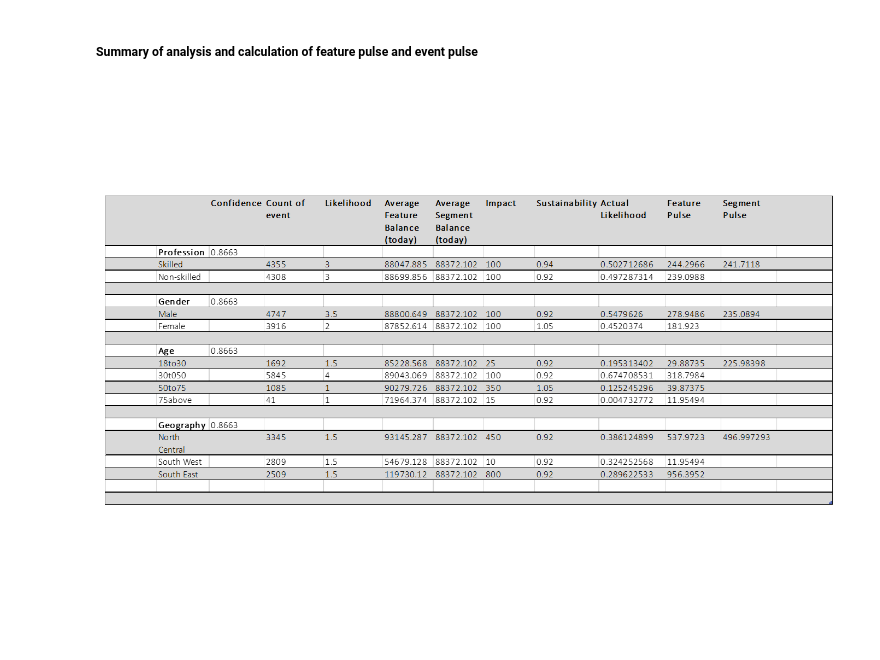
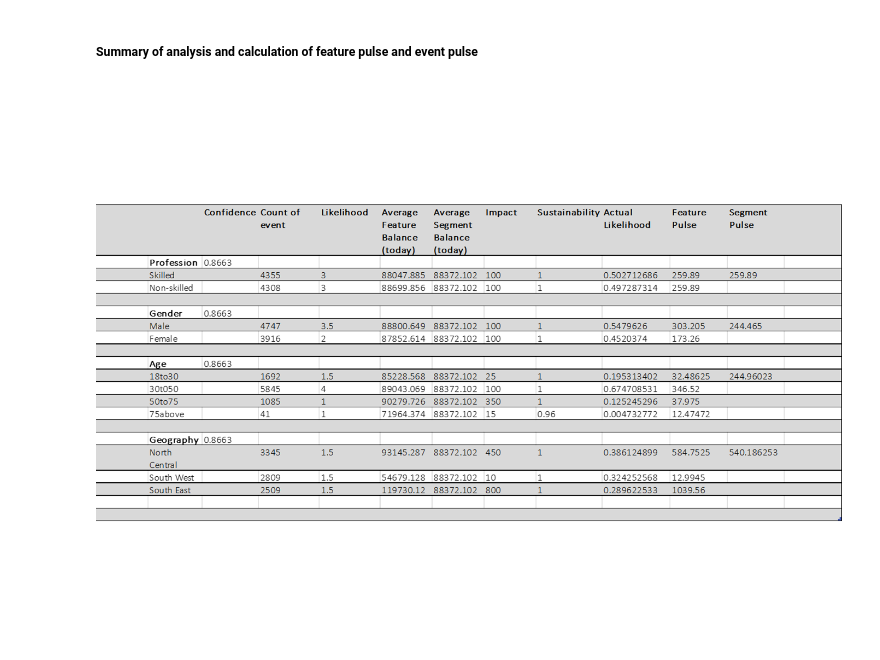
Before and after one commit to opeyemifarinde/Data-Analytics, a Jupyter notebook: Calculating_pulse_of_events_for_Towntalk_Bank_Data.ipynb, the cells around one changed output. Drawn from its saved outputs; the diff is of its cells as text; code cells hidden in the pictures.

```diff
--- a/Calculating_pulse_of_events_for_Towntalk_Bank_Data.ipynb
+++ b/Calculating_pulse_of_events_for_Towntalk_Bank_Data.ipynb
@@ -585,6 +585,7 @@ Actual likelihood of Age 75 and above is 0.0047327715571972755
 ##### Summary of analysis and calculation of feature pulse and event pulse
 # %%
 from IPython.display import Image
-Image(filename="C:\\Users\Brightness\Downloads\Ope_pulse_test.png")
+PATH = "C:\\Users\Brightness\Documents\Ope_pulse_test2.png"
+Image(filename=PATH)
 # %% [output]
-[figure, old version]
+[figure, new version]
```
Also changed, not shown: parts of 12 cells of this notebook.
